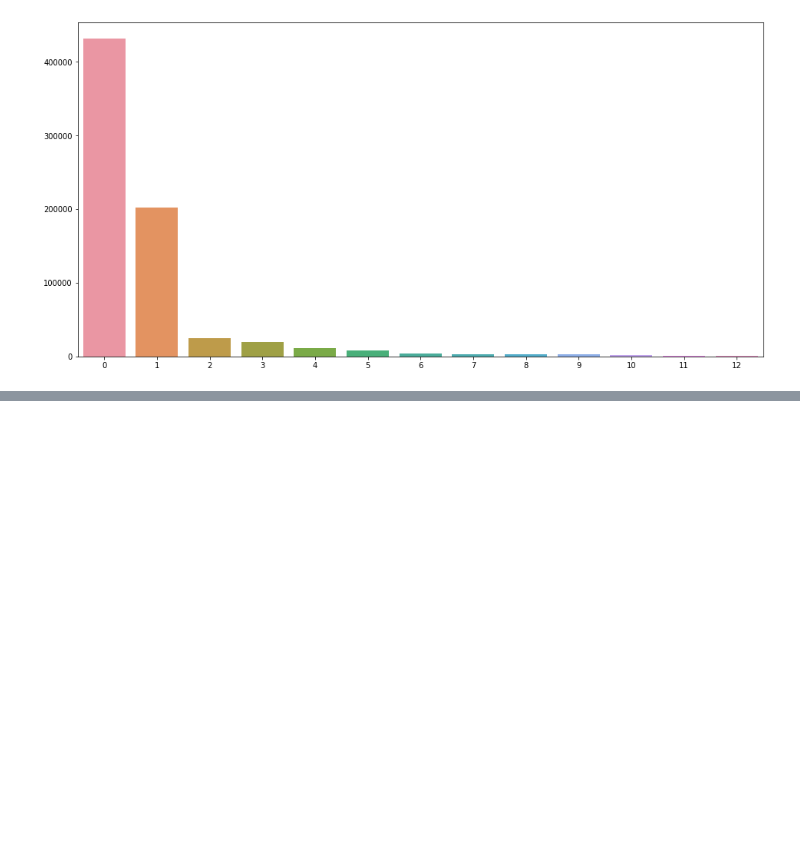
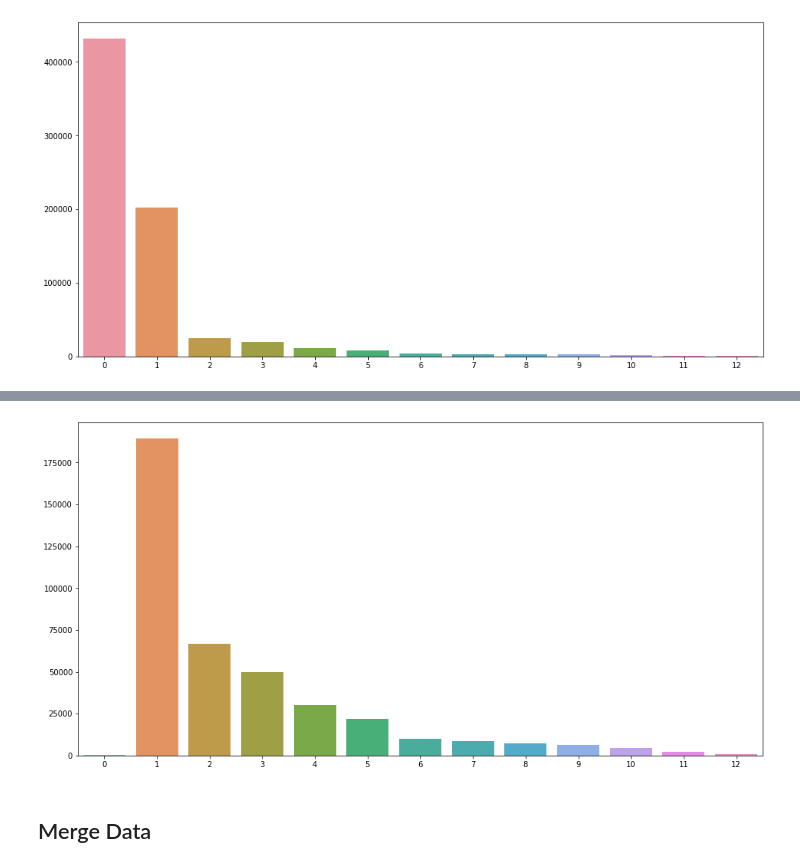
Before and after one commit to uoo723/BigStar-RnD-DA, a Jupyter notebook: notebooks/dev.ipynb, the cells around one changed output, grey strips where cells are left out. Saved outputs shown, nothing was run; the diff lists cells and outputs as text; code cells hidden in the pictures; blank space fills up the shorter version.

```diff
--- a/notebooks/dev.ipynb
+++ b/notebooks/dev.ipynb
@@ -726,0 +661,7 @@ Wall time: 19.6 µs
+# %%
+back_value_counts = pd.DataFrame(back_df["인텐트"].value_counts())
+plot_label_distribution(back_df, orig_value_counts.index)
+# %% [output]
+[figure, added]
+# %% [markdown]
+## Merge Data
```
Also changed, not shown: parts of 40 cells of this notebook, 4 other files.
